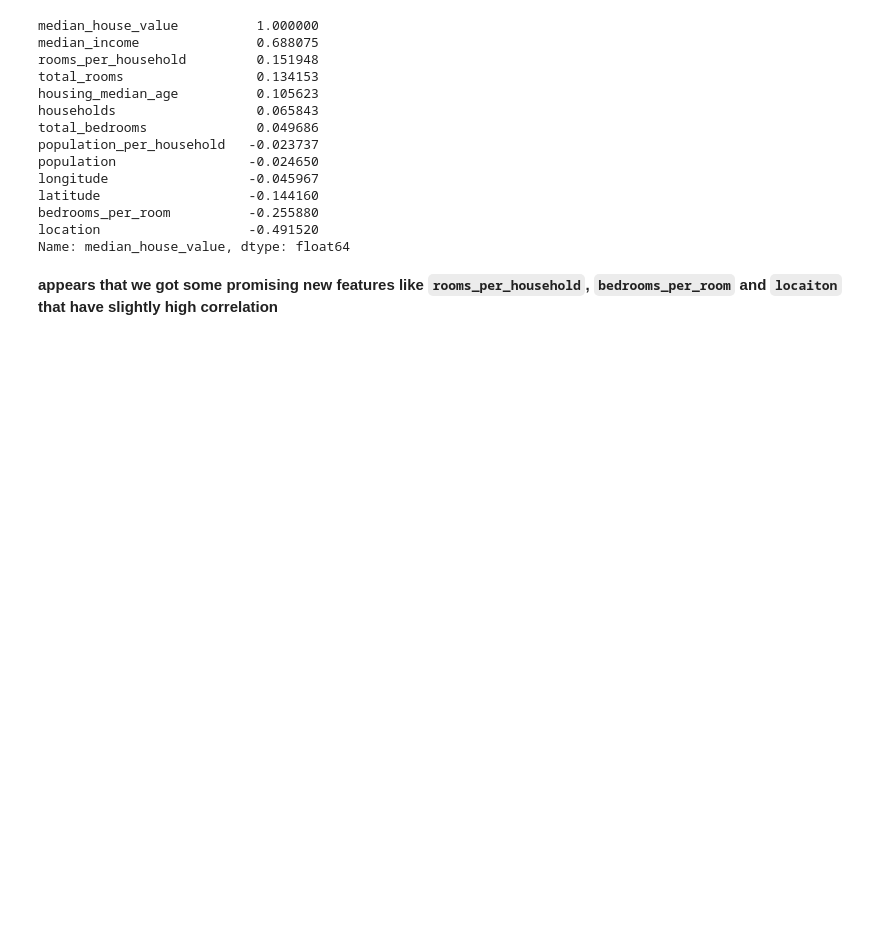
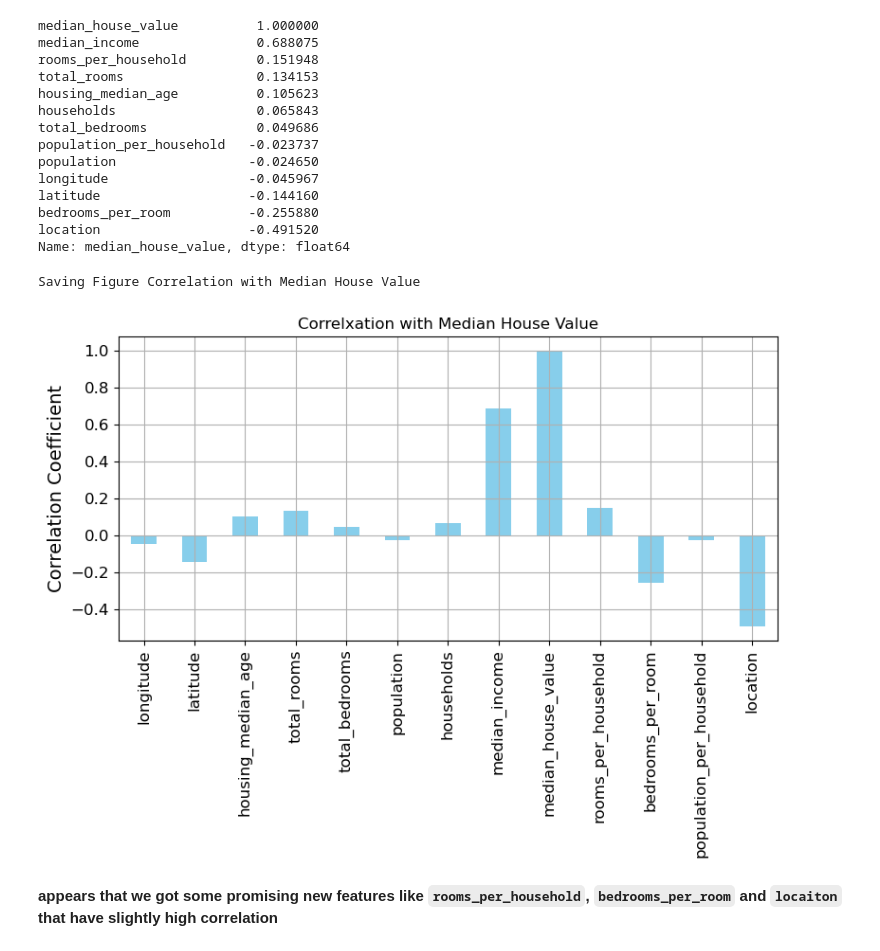
Before and after one commit to AhmedQassemDev2004/Calefornia-House-Pricing, a Jupyter notebook: California_House_Pricing.ipynb, the cells around one changed output. Cells and saved outputs as stored; diff of their text form; code cells hidden in the pictures; blank space fills up the shorter version.

```diff
--- a/California_House_Pricing.ipynb
+++ b/California_House_Pricing.ipynb
@@ -264,6 +264,17 @@ latitude                   -0.144160
 bedrooms_per_room          -0.255880
 location                   -0.491520
 Name: median_house_value, dtype: float64
+# %%
+plt.figure(figsize=(8, 6))
+corr_matrix["median_house_value"].plot(kind='bar', color='skyblue')
+plt.title("Correlxation with Median House Value")
+plt.ylabel("Correlation Coefficient")
+plt.grid(True)
+save_fig("Correlation with Median House Value")
+plt.show()
+# %% [output]
+Saving Figure Correlation with Median House Value
+[figure, added]
 # %% [markdown]
 **appears that we got some promising new features like `rooms_per_household`, `bedrooms_per_room` and `locaiton` that have slightly high correlation**
 # %% [markdown]
```
Also changed, not shown: parts of 5 cells of this notebook, 3 other files.
